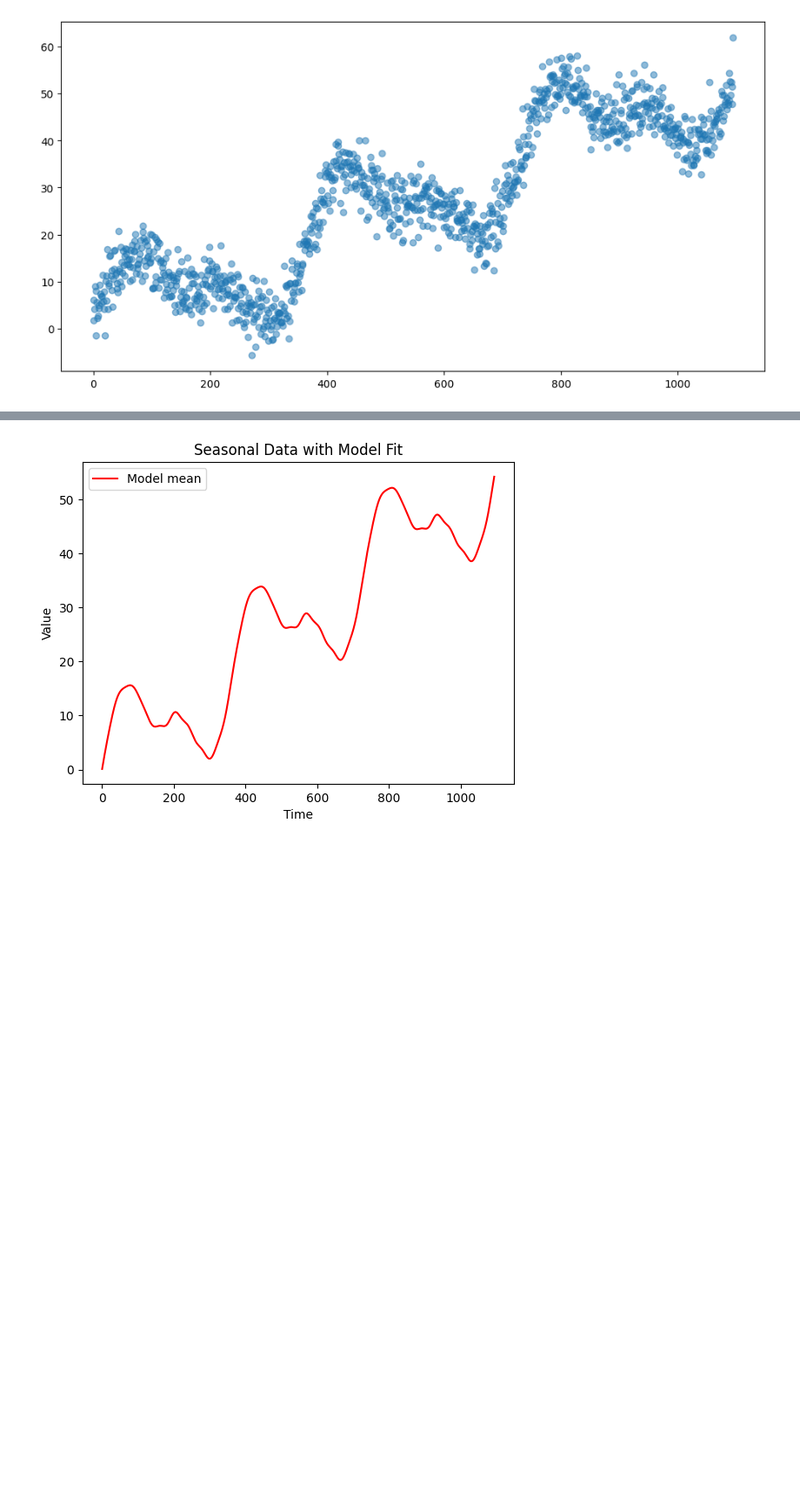
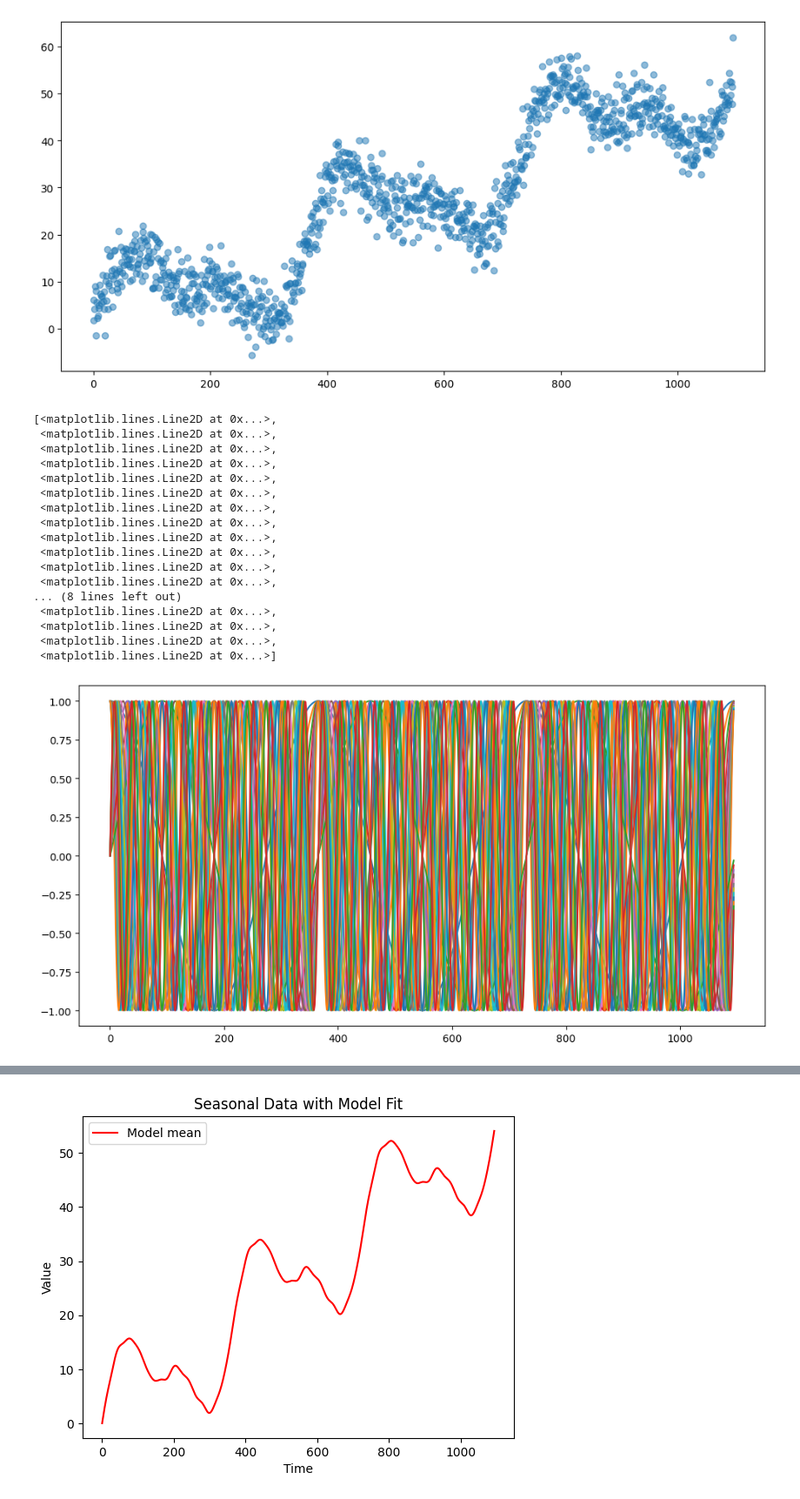
Before and after one commit to dcsw/python-devcontainer-base, a Jupyter notebook: experiments/pymc seasonal.ipynb, the cells around one changed output, grey strips where cells are left out. Shown at 87% size. Saved outputs shown, nothing was run; the diff lists cells and outputs as text; code cells hidden in the pictures; blank space fills up the shorter version.

```diff
--- a/experiments/pymc seasonal.ipynb
+++ b/experiments/pymc seasonal.ipynb
@@ -23,7 +21,33 @@ plt.plot(t, Y, 'o', alpha=0.5, label='Observed data')
 [figure]
 # %%
 # Function to create Fourier features
-def fourier_series(t, p=365.25, n=10):
+def fourier_series(t, p=365.25, n=12):
     x = 2 * np.pi * np.arange(1, n+1) / p
     x = x * t[:, None]
     return np.concatenate((np.cos(x), np.sin(x)), axis=1)
+
+# Create Fourier features
+X = fourier_series(t)
+
+# Plot data and model fit
+plt.figure(figsize=(12, 6))
+plt.plot(t, X, label='Fourier Series')
+# %% [output]
+[<matplotlib.lines.Line2D at 0x...>,
+ <matplotlib.lines.Line2D at 0x...>,
+ <matplotlib.lines.Line2D at 0x...>,
+ <matplotlib.lines.Line2D at 0x...>,
+ <matplotlib.lines.Line2D at 0x...>,
+ <matplotlib.lines.Line2D at 0x...>,
+ <matplotlib.lines.Line2D at 0x...>,
+ <matplotlib.lines.Line2D at 0x...>,
+ <matplotlib.lines.Line2D at 0x...>,
+ <matplotlib.lines.Line2D at 0x...>,
+ <matplotlib.lines.Line2D at 0x...>,
+ <matplotlib.lines.Line2D at 0x...>,
+... (8 lines left out)
+ <matplotlib.lines.Line2D at 0x...>,
+ <matplotlib.lines.Line2D at 0x...>,
+ <matplotlib.lines.Line2D at 0x...>,
+ <matplotlib.lines.Line2D at 0x...>]
+[figure, added]
```
Also changed, not shown: parts of 11 cells of this notebook, 7 other files.
